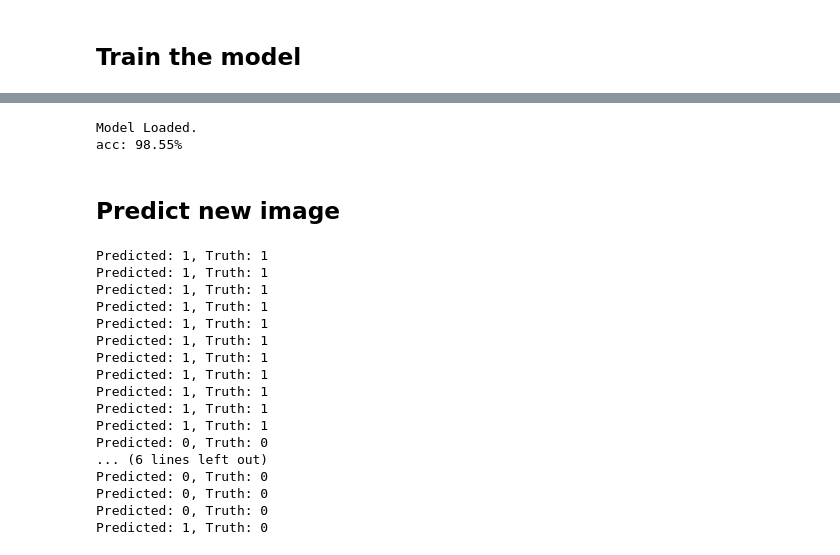
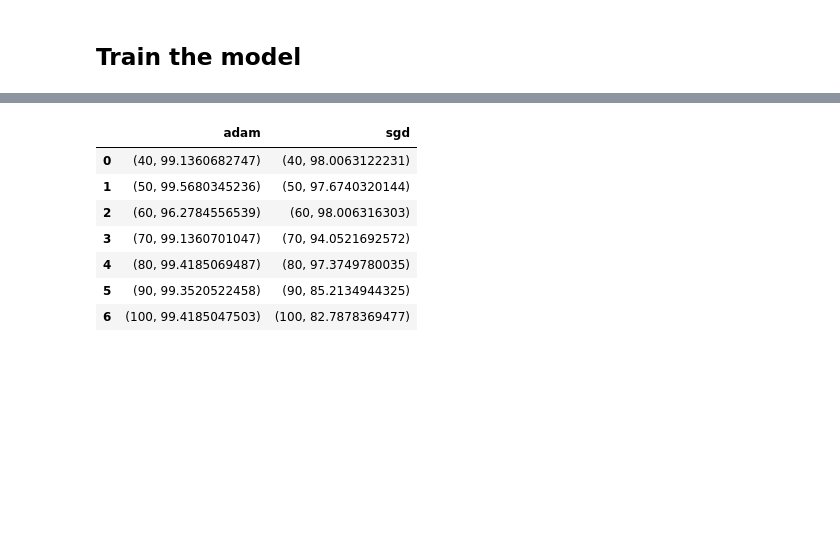
Before and after one commit to jhli973/PersonalLearnings, a Jupyter notebook: FaceRecognition/DataProcessingModeling.ipynb, the cells around one changed output, grey strips where cells are left out. Cells and saved outputs as stored; diff of their text form; code cells hidden in the pictures; blank space fills up the shorter version.

```diff
--- a/FaceRecognition/DataProcessingModeling.ipynb
+++ b/FaceRecognition/DataProcessingModeling.ipynb
@@ -51,10 +61,0 @@ Model Saved.
-# %%
-FILE_PATH = r'C:\Users\dbsnail\ImageProject\model_adamax60.h5'
-model = Model()
-model.load(FILE_PATH)
-model.evaluate(data)
-# %% [output]
-Model Loaded.
-acc: 98.55%
-# %% [markdown]
-## Predict new image
@@ -69,30 +62,16 @@ resized_height = 80
-# %%
-for file in os.listdir(new_image_path):
-    abs_path = os.path.abspath(os.path.join(new_image_path, file))
-    if abs_path.find('authorized') > 0:
-        label = 1
-    else:
-        label = 0
-    img = cv2.imread(abs_path)
-    resized_img = imutils.resize(img, height = resized_height)
-    prob, cla = model.predict(resized_img)
-
-    print("Predicted: {}, Truth: {}".format(model.predict(resized_img)[1], label))
-# %% [output]
-Predicted: 1, Truth: 1
-Predicted: 1, Truth: 1
-Predicted: 1, Truth: 1
-Predicted: 1, Truth: 1
-Predicted: 1, Truth: 1
-Predicted: 1, Truth: 1
-Predicted: 1, Truth: 1
-Predicted: 1, Truth: 1
-Predicted: 1, Truth: 1
-Predicted: 1, Truth: 1
-Predicted: 1, Truth: 1
-Predicted: 0, Truth: 0
-... (6 lines left out)
-Predicted: 0, Truth: 0
-Predicted: 0, Truth: 0
-Predicted: 0, Truth: 0
-Predicted: 1, Truth: 0
+# %%
+import pandas as pd
+import json
+with open('model.txt', 'w') as outfile:
+    json.dumps(model_dict, outfile)
+model_acc = pd.DataFrame(model_dict)
+model_acc
+# %% [output]
+|  | adam | sgd |
+| 0 | (40, 99.1360682747) | (40, 98.0063122231) |
+| 1 | (50, 99.5680345236) | (50, 97.6740320144) |
+| 2 | (60, 96.2784556539) | (60, 98.006316303) |
+| 3 | (70, 99.1360701047) | (70, 94.0521692572) |
+| 4 | (80, 99.4185069487) | (80, 97.3749780035) |
+| 5 | (90, 99.3520522458) | (90, 85.2134944325) |
+| 6 | (100, 99.4185047503) | (100, 82.7878369477) |
```
Also changed, not shown: parts of 12 cells of this notebook, 4 other files.
